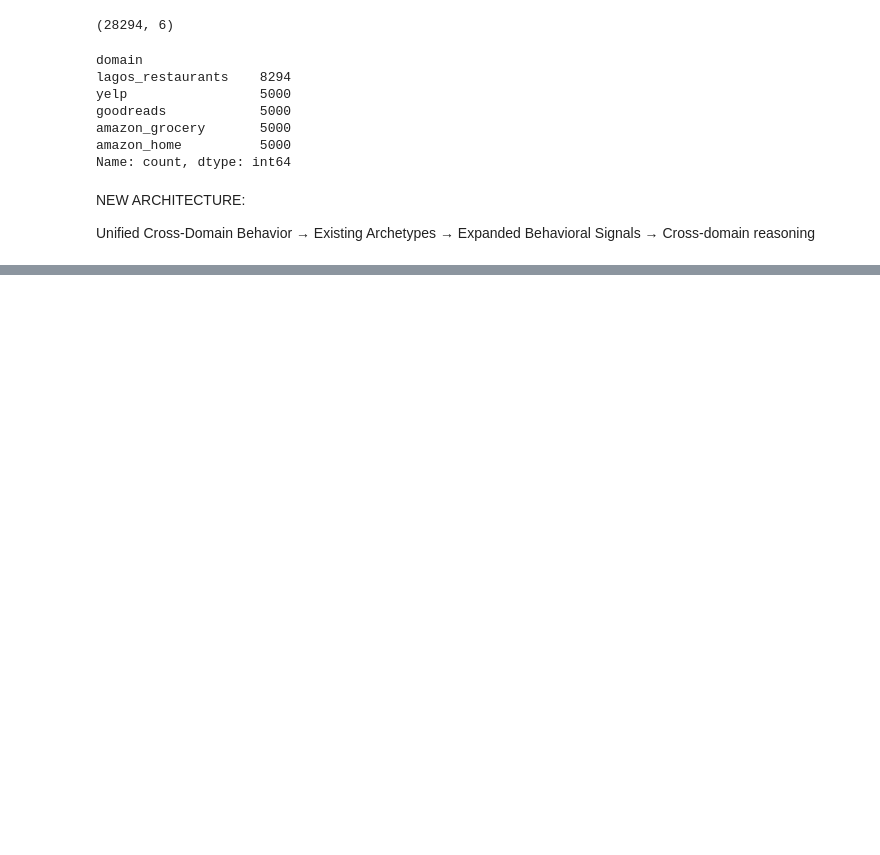
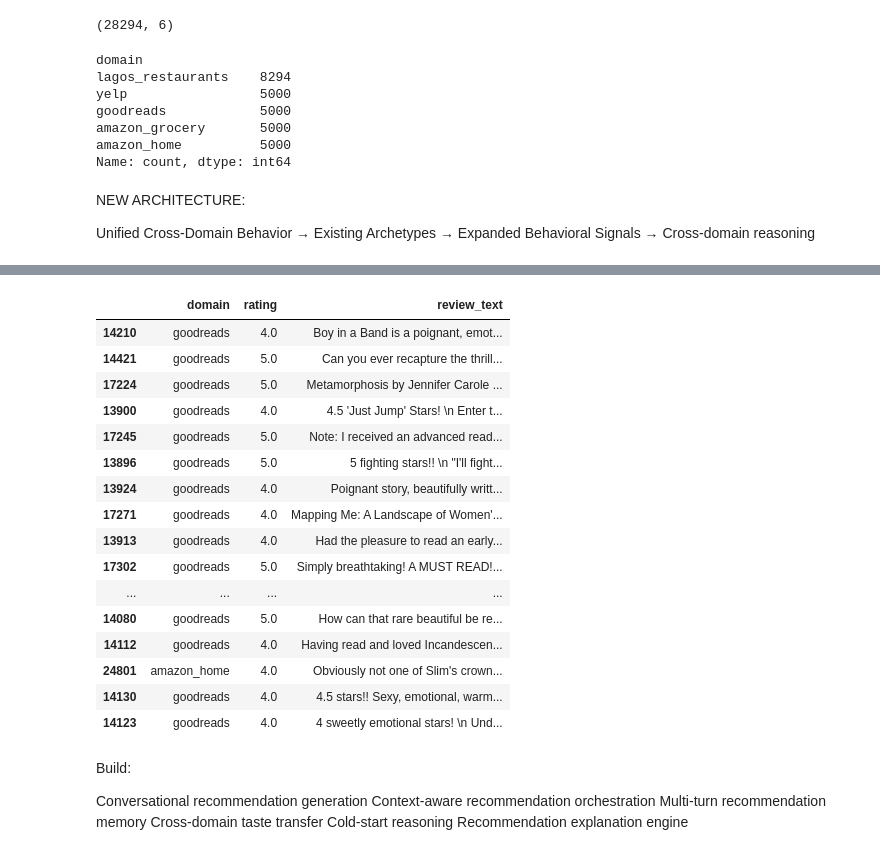
Before and after one commit to entia-lighthaus/project-agent, a Jupyter notebook: notebooks/06_cross_domain_integration.ipynb, the cells around one changed output, grey strips where cells are left out. Cells and saved outputs as stored; diff of their text form; code cells hidden in the pictures; blank space fills up the shorter version.

```diff
--- a/notebooks/06_cross_domain_integration.ipynb
+++ b/notebooks/06_cross_domain_integration.ipynb
@@ -494,0 +461,48 @@ results[
+# %%
+from src.recommender.behavioral_retrieval import (
+    retrieve_behavioral_matches
+)
+
+results = retrieve_behavioral_matches(
+
+    persona_row=persona,
+
+    unified_behavior_df=unified_behavior_df,
+
+    top_k=50
+)
+
+results[
+    [
+        "domain",
+        "rating",
+        "review_text"
+    ]
+].head(30)
+# %% [output]
+|  | domain | rating | review_text |
+| 14210 | goodreads | 4.0 | Boy in a Band is a poignant, emot... |
+| 14421 | goodreads | 5.0 | Can you ever recapture the thrill... |
+| 17224 | goodreads | 5.0 | Metamorphosis by Jennifer Carole ... |
+| 13900 | goodreads | 4.0 | 4.5 'Just Jump' Stars! \n Enter t... |
+| 17245 | goodreads | 5.0 | Note: I received an advanced read... |
+| 13896 | goodreads | 5.0 | 5 fighting stars!! \n "I'll fight... |
+| 13924 | goodreads | 4.0 | Poignant story, beautifully writt... |
+| 17271 | goodreads | 4.0 | Mapping Me: A Landscape of Women'... |
+| 13913 | goodreads | 4.0 | Had the pleasure to read an early... |
+| 17302 | goodreads | 5.0 | Simply breathtaking! A MUST READ!... |
+| ... | ... | ... | ... |
+| 14080 | goodreads | 5.0 | How can that rare beautiful be re... |
+| 14112 | goodreads | 4.0 | Having read and loved Incandescen... |
+| 24801 | amazon_home | 4.0 | Obviously not one of Slim's crown... |
+| 14130 | goodreads | 4.0 | 4.5 stars!! Sexy, emotional, warm... |
+| 14123 | goodreads | 4.0 | 4 sweetly emotional stars! \n Und... |
+# %% [markdown]
+Build:
+
+Conversational recommendation generation
+Context-aware recommendation orchestration
+Multi-turn recommendation memory
+Cross-domain taste transfer
+Cold-start reasoning
+Recommendation explanation engine
```
Also changed, not shown: parts of 16 cells of this notebook, 8 other files.
